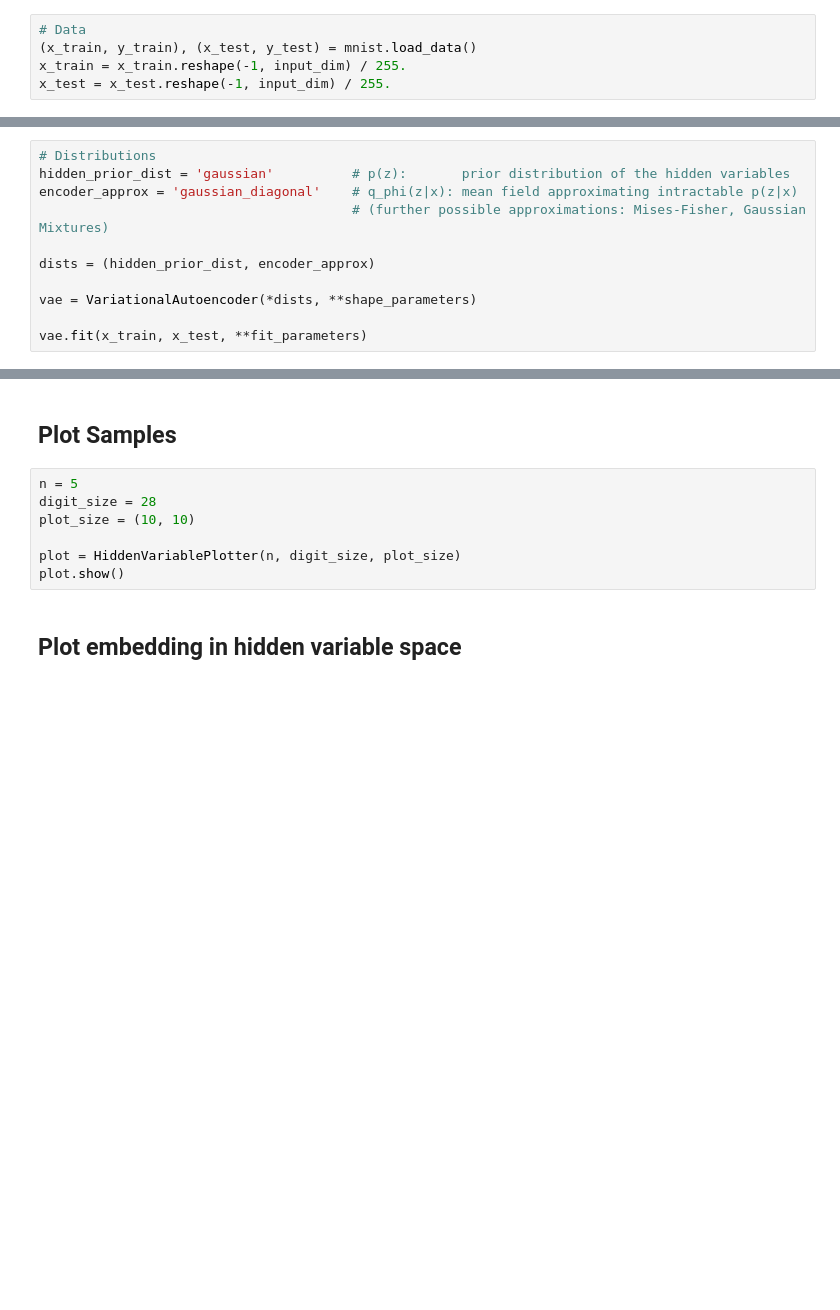
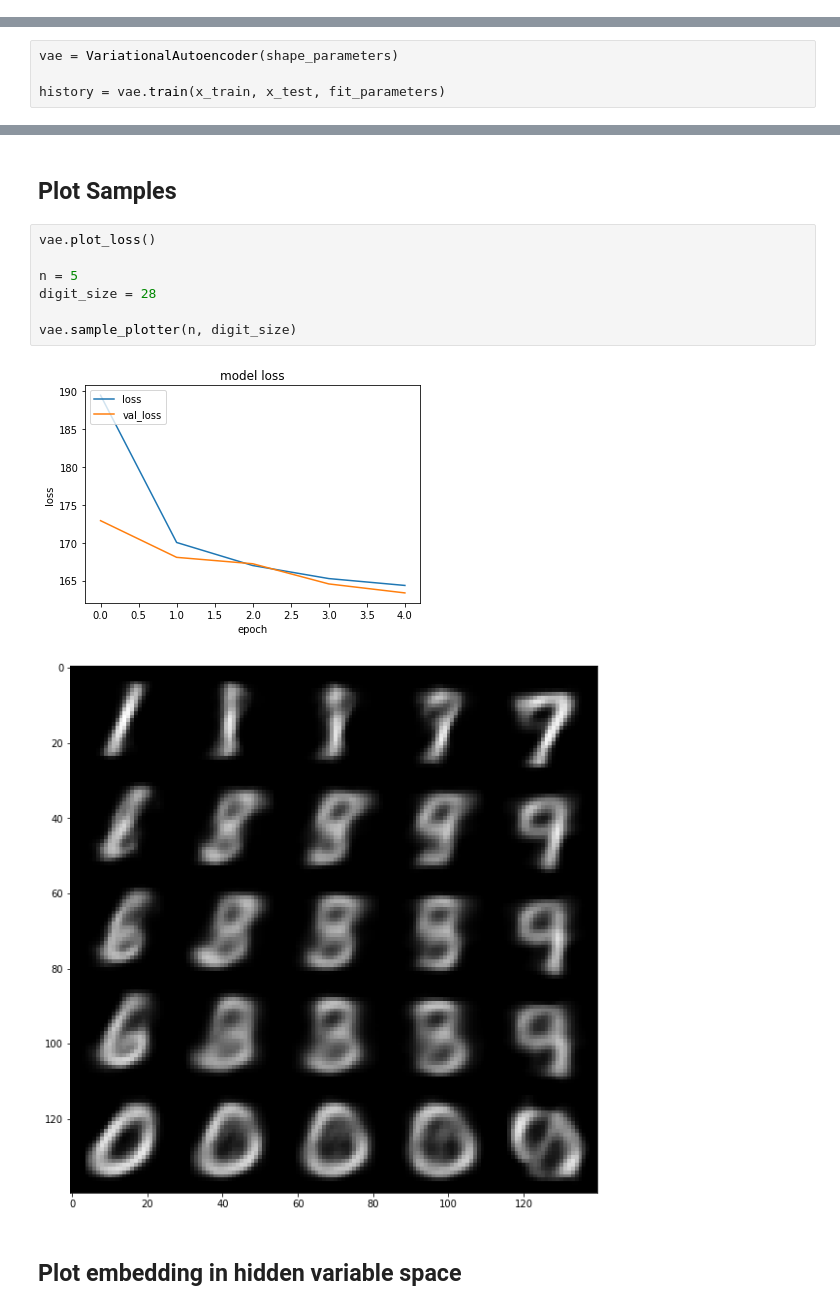
Before and after one commit to BLyndon/variational_autoencoder, a Jupyter notebook: VariationalAutoencoder.ipynb, the cells around one changed output, grey strips where cells are left out. Drawn from its saved outputs; the diff is of its cells as text; blank space fills up the shorter version.

```diff
--- a/VariationalAutoencoder.ipynb
+++ b/VariationalAutoencoder.ipynb
@@ -36,18 +168,6 @@ fit_parameters = {'optimizer': rmsprop,
-# %%
-# Data
-(x_train, y_train), (x_test, y_test) = mnist.load_data()
-x_train = x_train.reshape(-1, input_dim) / 255.
-x_test = x_test.reshape(-1, input_dim) / 255.
 # %% [markdown]
 ## Initialize and train VAE
-# %%
-# Distributions
-hidden_prior_dist = 'gaussian'          # p(z):       prior distribution of the hidden variables
-encoder_approx = 'gaussian_diagonal'    # q_phi(z|x): mean field approximating intractable p(z|x)
-                                        # (further possible approximations: Mises-Fisher, Gaussian Mixtures)
-
-dists = (hidden_prior_dist, encoder_approx)
-
-vae = VariationalAutoencoder(*dists, **shape_parameters)
-
-vae.fit(x_train, x_test, **fit_parameters)
+# %%
+vae = VariationalAutoencoder(shape_parameters)
+
+history = vae.train(x_train, x_test, fit_parameters)
@@ -54,11 +192,14 @@ vae.fit(x_train, x_test, **fit_parameters)
 # %% [markdown]
 ## Plot Samples
-# %%
-n = 5
-digit_size = 28
-plot_size = (10, 10)
-
-plot = HiddenVariablePlotter(n, digit_size, plot_size)
-plot.show()
+# %%
+vae.plot_loss()
+
+n = 5
+digit_size = 28
+
+vae.sample_plotter(n, digit_size)
+# %% [output]
+[figure, added]
+[figure, added]
 # %% [markdown]
 ## Plot embedding in hidden variable space
```
Also changed, not shown: parts of 10 cells of this notebook.
